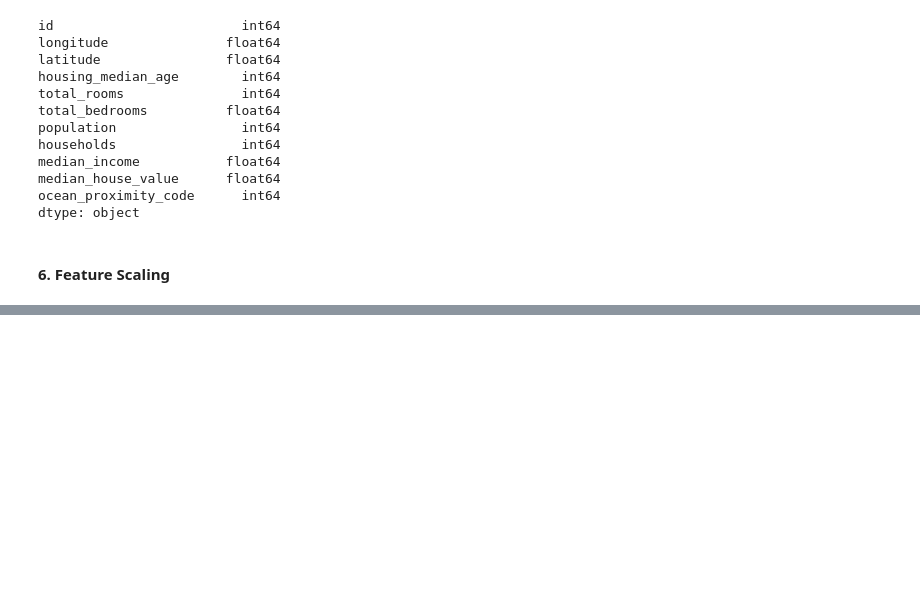
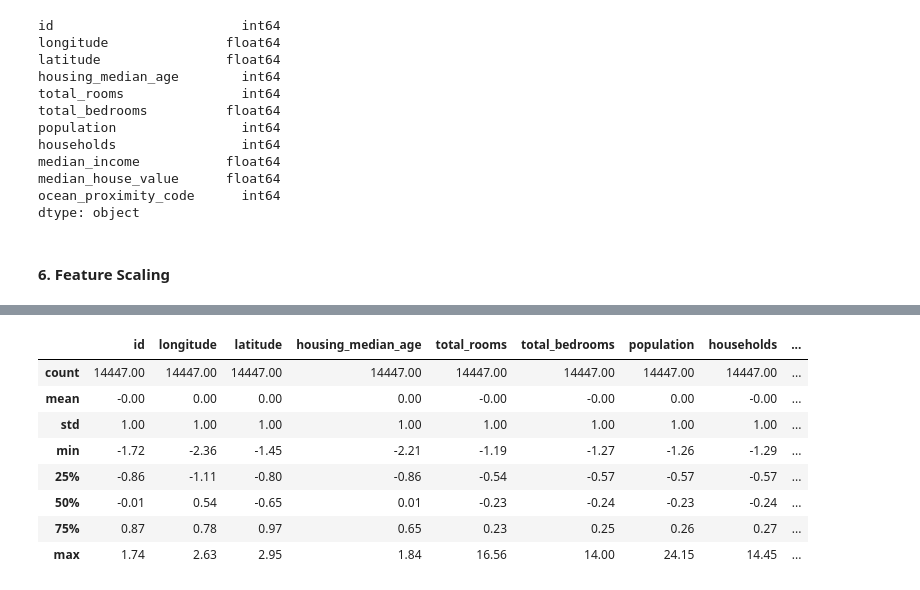
Before and after one commit to LeoContreras8/Laboratorio-3, a Jupyter notebook: Laboratorio3.ipynb, the cells around one changed output, grey strips where cells are left out. Cells and saved outputs as stored; diff of their text form; code cells hidden in the pictures; blank space fills up the shorter version.

```diff
--- a/Laboratorio3.ipynb
+++ b/Laboratorio3.ipynb
@@ -222,0 +246,12 @@ dtype: object
+# %%
+round(data_scaled.describe(),2) ##la Media se volvio cero
+# %% [output]
+|  | id | longitude | latitude | housing_median_age | total_rooms | total_bedrooms | population | households | ... |
+| count | 14447.00 | 14447.00 | 14447.00 | 14447.00 | 14447.00 | 14447.00 | 14447.00 | 14447.00 | ... |
+| mean | -0.00 | 0.00 | 0.00 | 0.00 | -0.00 | -0.00 | 0.00 | -0.00 | ... |
+| std | 1.00 | 1.00 | 1.00 | 1.00 | 1.00 | 1.00 | 1.00 | 1.00 | ... |
+| min | -1.72 | -2.36 | -1.45 | -2.21 | -1.19 | -1.27 | -1.26 | -1.29 | ... |
+| 25% | -0.86 | -1.11 | -0.80 | -0.86 | -0.54 | -0.57 | -0.57 | -0.57 | ... |
+| 50% | -0.01 | 0.54 | -0.65 | 0.01 | -0.23 | -0.24 | -0.23 | -0.24 | ... |
+| 75% | 0.87 | 0.78 | 0.97 | 0.65 | 0.23 | 0.25 | 0.26 | 0.27 | ... |
+| max | 1.74 | 2.63 | 2.95 | 1.84 | 16.56 | 14.00 | 24.15 | 14.45 | ... |
```
Also changed, not shown: parts of 5 cells of this notebook.
